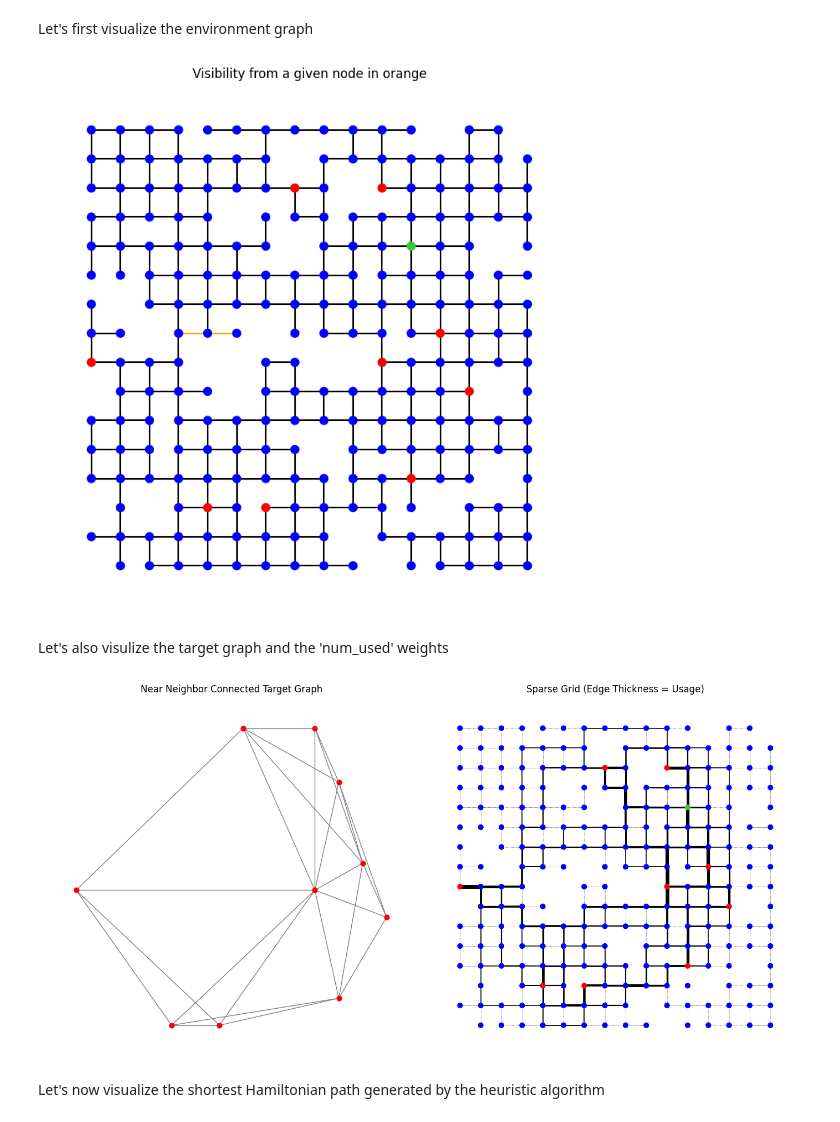
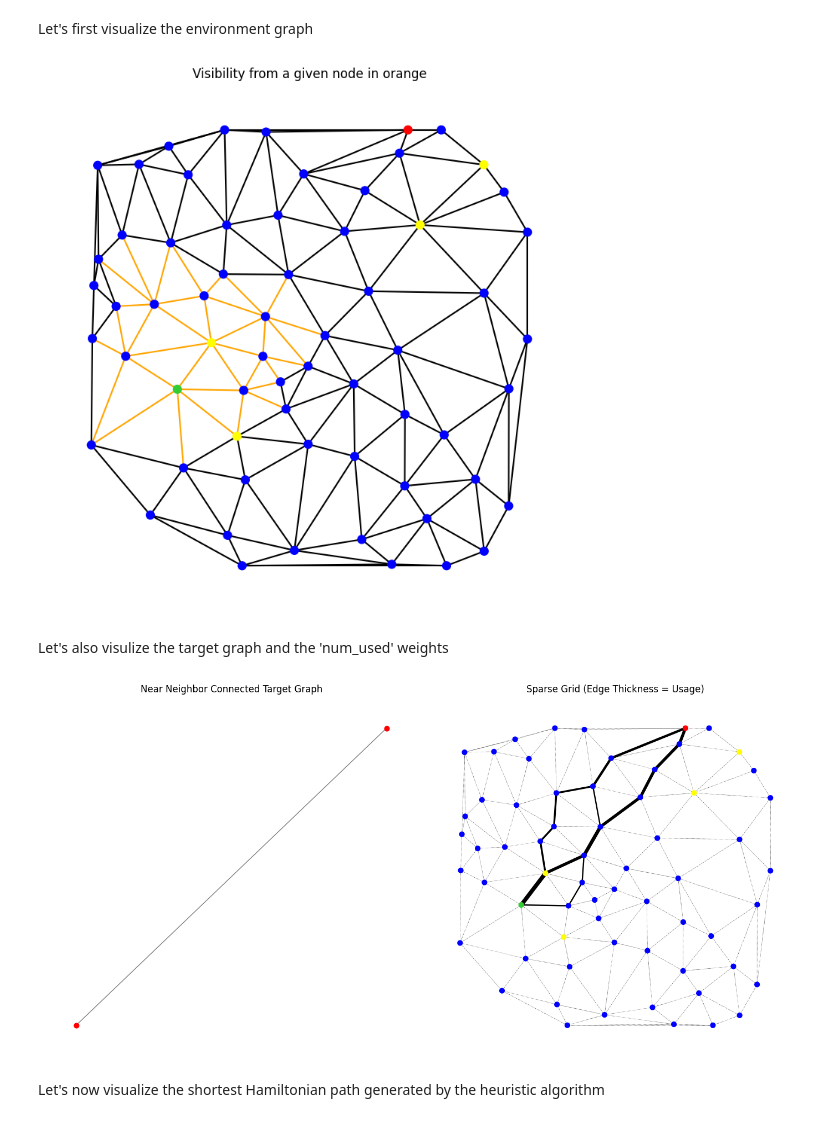
Before and after one commit to jongann-lee/Observability_mSTSP, a Jupyter notebook: tsp_test.ipynb, the cells around one changed output. Drawn from its saved outputs; the diff is of its cells as text; code cells hidden in the pictures.

```diff
--- a/tsp_test.ipynb
+++ b/tsp_test.ipynb
@@ -35,23 +35,23 @@ Edge Level:
 
     - "num_used" : an edge value function
 # %%
-num_rows = 16
-num_columns = 16
-env_graph = create_sparse_connected_grid(num_rows, num_columns,
-                                         node_removal_fraction=0.1,
-                                         edge_removal_fraction=0.1,
-                                         target_ratio = 0.04,
-                                         seed=78)
-env_graph = line_of_sight_visibility(env_graph, visibility_range=3)
+num_nodes = 64
+env_graph = create_delaunay_graph(64, target_ratio = 2/64, seed = 12)
+_ = two_hop_visibility(env_graph, num_extended_nodes=4)
 target_graph = create_fully_connected_target_graph(env_graph)
 # %% [markdown]
 Let's first visualize the environment graph
 # %%
-source_node = tuple([7,5]) # where to check visibility from
+extended_nodes = [node for node in env_graph.nodes()
+                  if env_graph.nodes[node].get('has_extended_visibility', True)]
+non_extended_nodes = [node for node in env_graph.nodes()
+                  if env_graph.nodes[node].get('has_extended_visibility', False)]
+
+source_node = extended_nodes[0] if extended_nodes else non_extended_nodes[0]
 visible_edges = env_graph.nodes[source_node]['visible_edges']
 
-# Position nodes in a grid layout
-pos = {(x, y): (y, -x) for x, y in env_graph.nodes()}
+# Get positions from node attributes
+pos = nx.get_node_attributes(env_graph, 'pos')
 
 # Create a list of colors based on node attributes
 color_map = []
@@ -60,42 +60,47 @@ for node, data in env_graph.nodes(data=True):
         color_map.append("limegreen")  # Use a vibrant green for the source
     elif data["type"] == "target_unreached":
         color_map.append("red")
+    elif node in extended_nodes:
+        color_map.append("yellow")
     else:
         color_map.append("blue")
 
 edge_color = []
 for u, v, data in env_graph.edges(data=True):
     edge_tuple = tuple(sorted((u, v)))
     if edge_tuple in visible_edges:
         # Style for visible edges: orange
         edge_color.append('orange')
     else:
         # Style for invisible edges: black
         edge_color.append('black')
 
 # Draw the graph with updated styles
 plt.figure(figsize=(7, 7))
 nx.draw(
     env_graph,
     pos=pos,
     node_color=color_map,
     with_labels=False,
     node_size=60,
     width=1.5,
     edge_color=edge_color
 )
 
 plt.title("Visibility from a given node in orange")
 plt.show()
 # %% [output]
-[figure, old version]
+[figure, new version]
 # %% [markdown]
 Let's also visulize the target graph and the 'num_used' weights
 # %%
 # --- 1. Prepare for Plotting ---
 
-# Position nodes using the original graph so all nodes have a defined position
-pos = {(x, y): (y, -x) for x, y in env_graph.nodes()}
+# Get positions from node attributes
+pos = nx.get_node_attributes(env_graph, 'pos')
+
+extended_nodes = [node for node in env_graph.nodes()
+                  if env_graph.nodes[node].get('has_extended_visibility', True)]
 
 color_map = []
 for node, data in env_graph.nodes(data=True):
@@ -103,6 +108,8 @@ for node, data in env_graph.nodes(data=True):
         color_map.append("limegreen")  # Use a vibrant green for the source
     elif data["type"] == "target_unreached":
         color_map.append("red")
+    elif node in extended_nodes:
+        color_map.append("yellow")
     else:
         color_map.append("blue")
 
@@ -115,7 +122,7 @@ for u, v, data in env_graph.edges(data=True):
     if num_used > 0:
         # Style for used edges: solid and thicker based on usage count
         edge_styles.append('solid')
-        edge_widths.append(1.0 + 1.0 * num_used)  # Scaled for visibility
+        edge_widths.append(1.0 + 5.0 * num_used)  # Scaled for visibility
     else:
         # Style for unused edges: dotted and thin
         edge_styles.append('dotted')
@@ -155,7 +162,7 @@ nx.draw(
 plt.tight_layout()
 plt.show()
 # %% [output]
-[figure, old version]
+[figure, new version]
 # %% [markdown]
 Let's now visualize the shortest Hamiltonian path generated by the heuristic algorithm
 # %%
```
Also changed, not shown: parts of 2 cells of this notebook, 8 other files.
